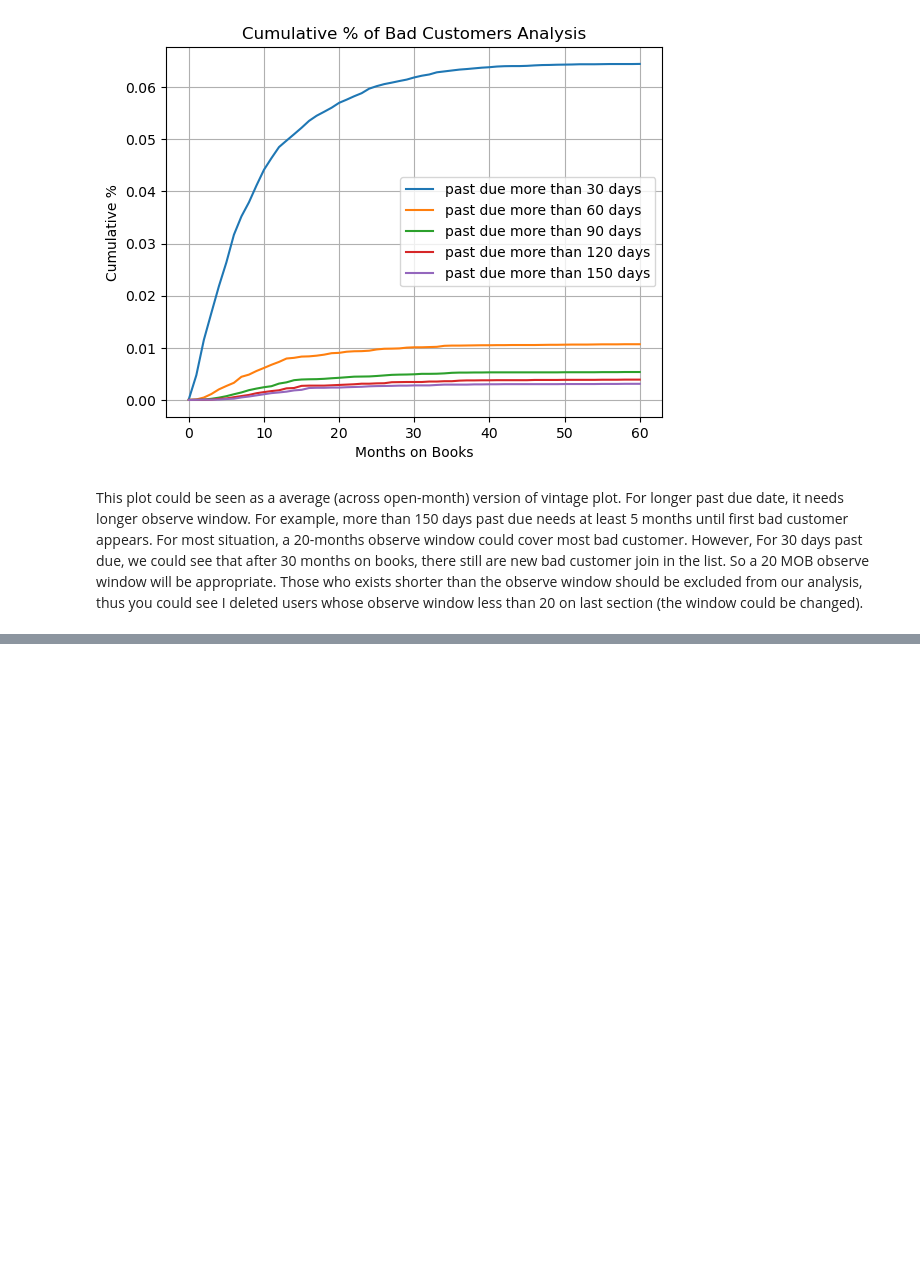
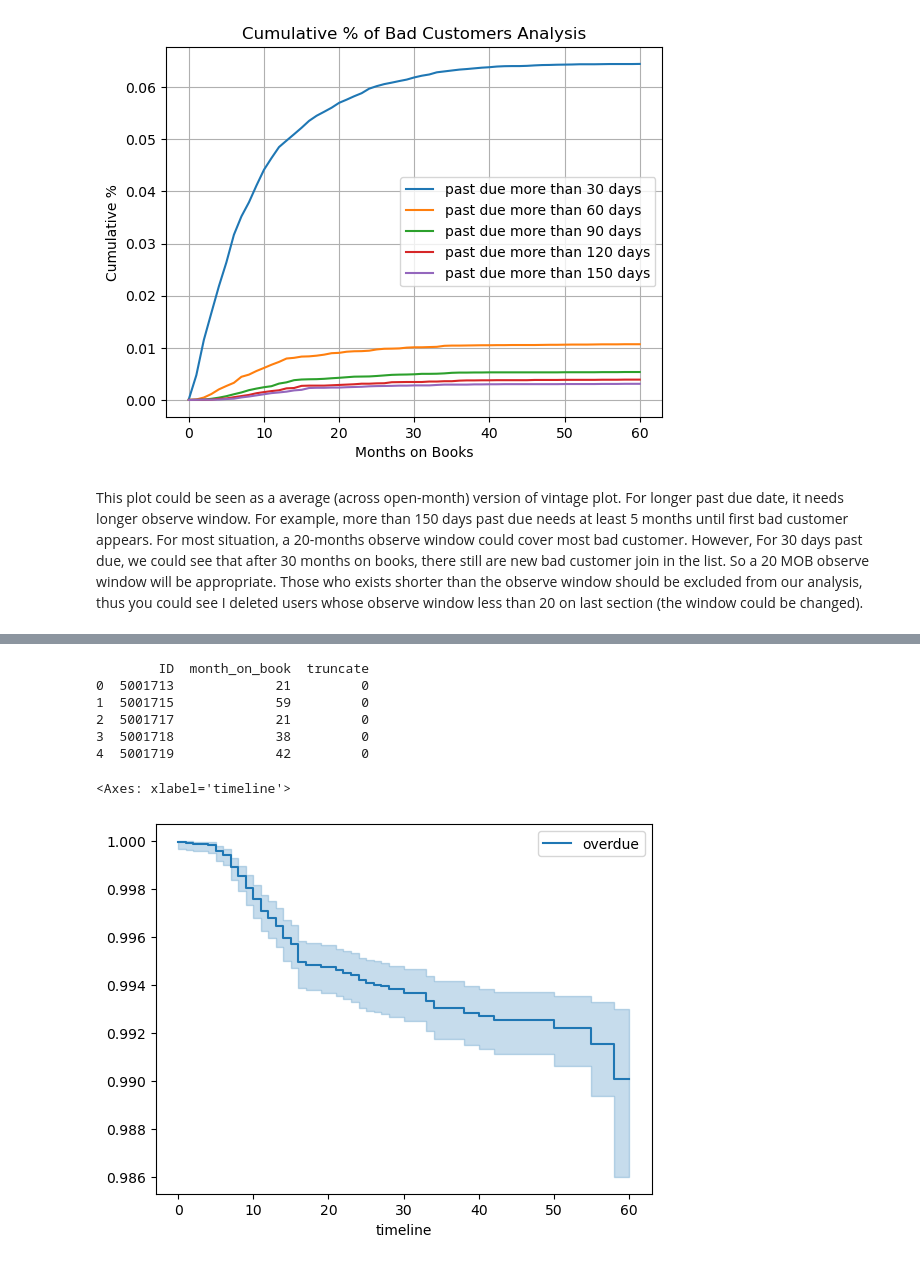
Before and after one commit to Gourav-2003/credit_risk_project, a Jupyter notebook: notebooks/credit_card_project.ipynb, the cells around one changed output, grey strips where cells are left out. Drawn from its saved outputs; the diff is of its cells as text; code cells hidden in the pictures; blank space fills up the shorter version.

```diff
--- a/notebooks/credit_card_project.ipynb
+++ b/notebooks/credit_card_project.ipynb
@@ -270,0 +324,31 @@ This plot could be seen as a average (across open-month) version of vintage plot
+# %%
+credit['truncate'] = credit.groupby('ID')['status'].transform('max')
+truncate = credit.loc[credit['truncate']==1,]
+not_trunc = credit.loc[credit['truncate']==0,]
+
+dt1 = not_trunc.groupby('ID').agg({'month_on_book': ['max'],
+                            'truncate':['max']
+                           })
+dt1.reset_index(inplace = True)
+dt1.columns = ['ID','month_on_book','truncate']
+dt2 = truncate.loc[truncate['status']==1,].groupby('ID').agg({'month_on_book': ['min'],
+                            'truncate':['max']
+                           })
+dt2.reset_index(inplace = True)
+dt2.columns = ['ID','month_on_book','truncate']
+dt = pd.concat([dt1 , dt2])
+
+print(dt.head())
+
+kmf = KaplanMeierFitter()
+kmf.fit(dt['month_on_book'], event_observed=dt['truncate'], label='overdue')
+kmf.plot()
+# %% [output]
+        ID  month_on_book  truncate
+0  5001713             21         0
+1  5001715             59         0
+2  5001717             21         0
+3  5001718             38         0
+4  5001719             42         0
+<Axes: xlabel='timeline'>
+[figure, added]
```
Also changed, not shown: parts of 6 cells of this notebook.
